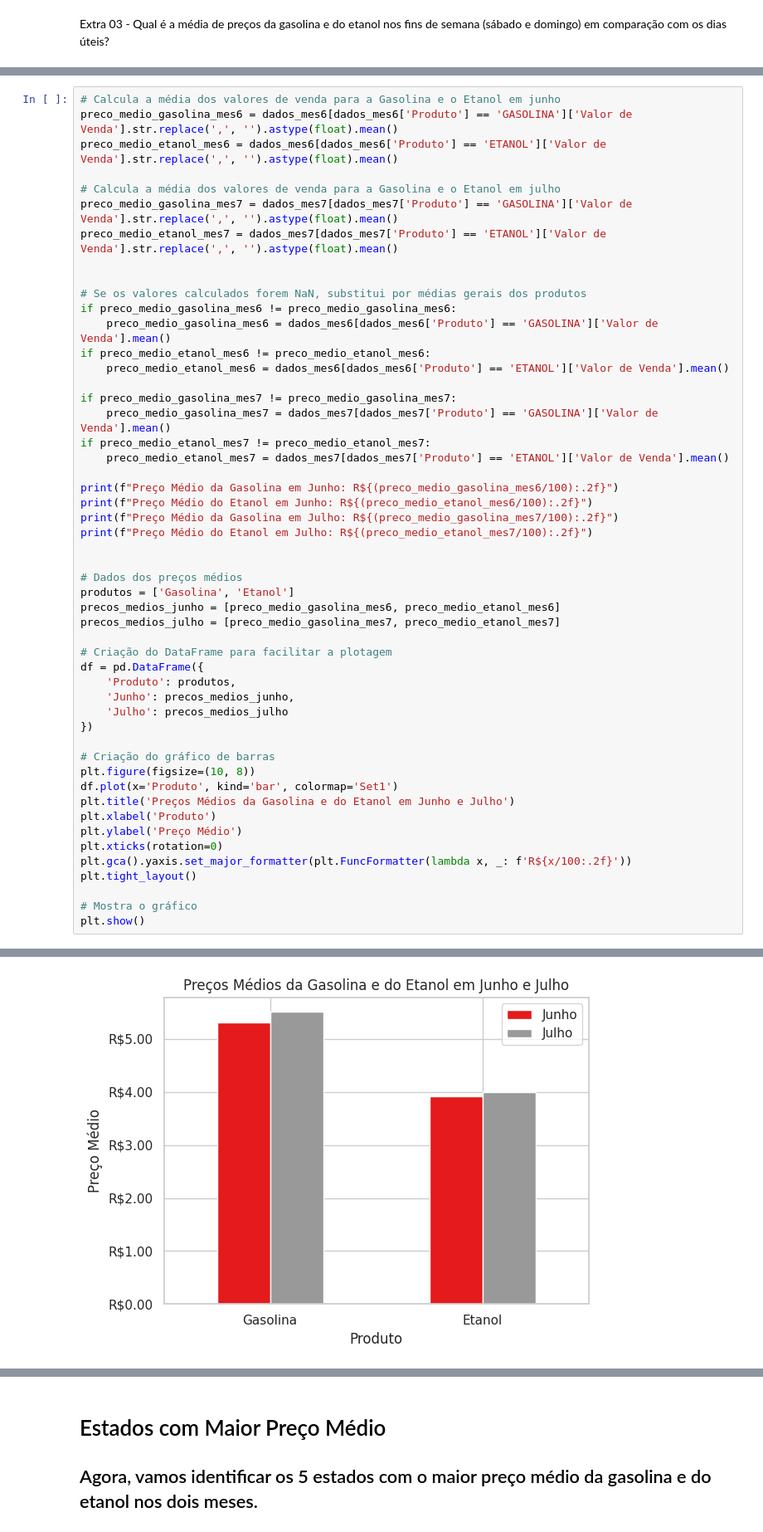
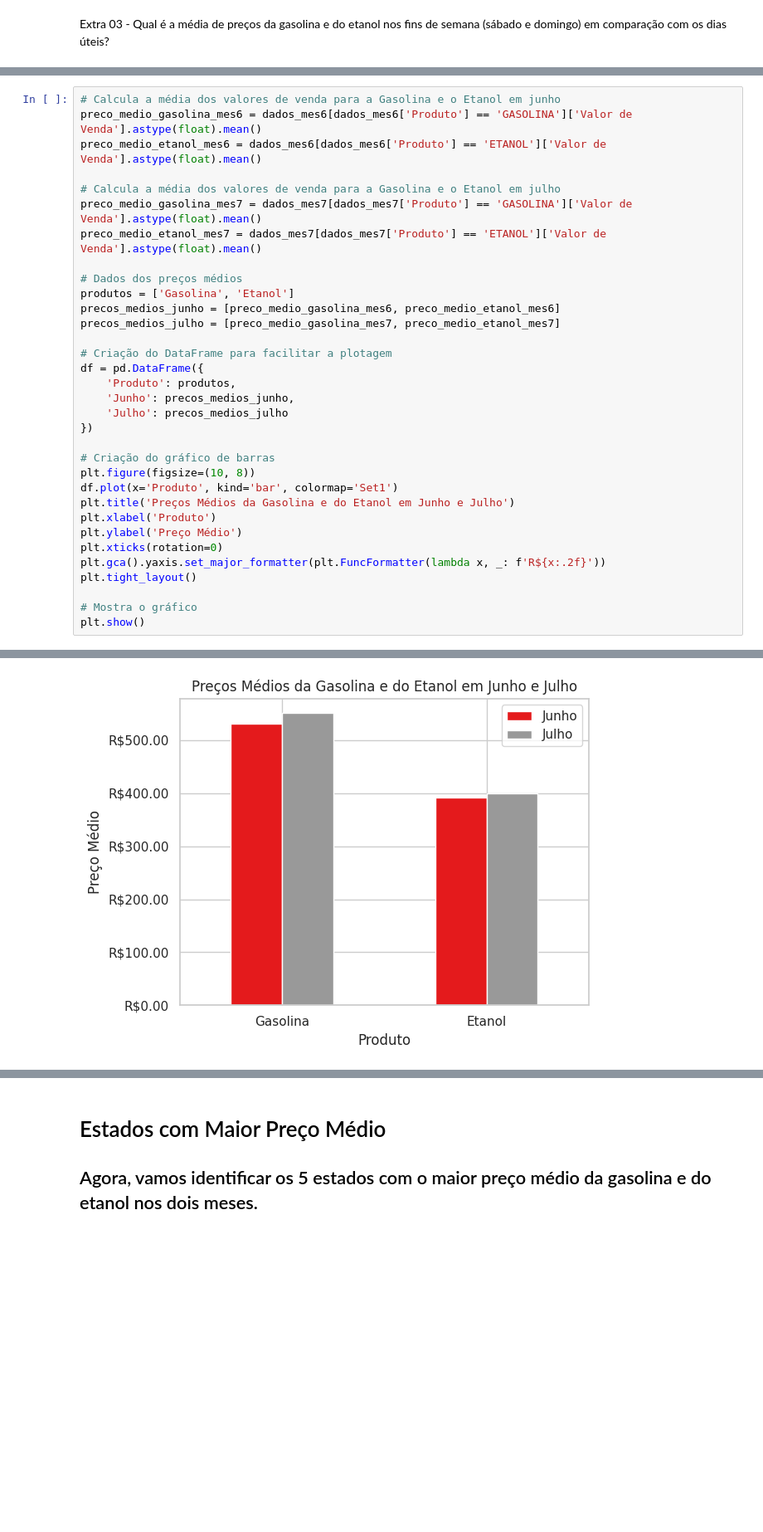
Before and after one commit to Project-4-Trends-and-Insights-Database/Projeto_Dados_para_abastecer_o_carro, a Jupyter notebook: Projeto_Dados_para_abastecer_o_carro.ipynb, the cells around one changed output, grey strips where cells are left out. Shown at 83% size. Cells and saved outputs as stored; diff of their text form; blank space fills up the shorter version.

```diff
--- a/Projeto_Dados_para_abastecer_o_carro.ipynb
+++ b/Projeto_Dados_para_abastecer_o_carro.ipynb
@@ -383,29 +386,11 @@ plt.show()
 # %%
 # Calcula a média dos valores de venda para a Gasolina e o Etanol em junho
-preco_medio_gasolina_mes6 = dados_mes6[dados_mes6['Produto'] == 'GASOLINA']['Valor de Venda'].str.replace(',', '').astype(float).mean()
-preco_medio_etanol_mes6 = dados_mes6[dados_mes6['Produto'] == 'ETANOL']['Valor de Venda'].str.replace(',', '').astype(float).mean()
+preco_medio_gasolina_mes6 = dados_mes6[dados_mes6['Produto'] == 'GASOLINA']['Valor de Venda'].astype(float).mean()
+preco_medio_etanol_mes6 = dados_mes6[dados_mes6['Produto'] == 'ETANOL']['Valor de Venda'].astype(float).mean()
 
 # Calcula a média dos valores de venda para a Gasolina e o Etanol em julho
-preco_medio_gasolina_mes7 = dados_mes7[dados_mes7['Produto'] == 'GASOLINA']['Valor de Venda'].str.replace(',', '').astype(float).mean()
-preco_medio_etanol_mes7 = dados_mes7[dados_mes7['Produto'] == 'ETANOL']['Valor de Venda'].str.replace(',', '').astype(float).mean()
-
-
-# Se os valores calculados forem NaN, substitui por médias gerais dos produtos
-if preco_medio_gasolina_mes6 != preco_medio_gasolina_mes6:
-    preco_medio_gasolina_mes6 = dados_mes6[dados_mes6['Produto'] == 'GASOLINA']['Valor de Venda'].mean()
-if preco_medio_etanol_mes6 != preco_medio_etanol_mes6:
-    preco_medio_etanol_mes6 = dados_mes6[dados_mes6['Produto'] == 'ETANOL']['Valor de Venda'].mean()
-
-if preco_medio_gasolina_mes7 != preco_medio_gasolina_mes7:
-    preco_medio_gasolina_mes7 = dados_mes7[dados_mes7['Produto'] == 'GASOLINA']['Valor de Venda'].mean()
-if preco_medio_etanol_mes7 != preco_medio_etanol_mes7:
-    preco_medio_etanol_mes7 = dados_mes7[dados_mes7['Produto'] == 'ETANOL']['Valor de Venda'].mean()
-
-print(f"Preço Médio da Gasolina em Junho: R${(preco_medio_gasolina_mes6/100):.2f}")
-print(f"Preço Médio do Etanol em Junho: R${(preco_medio_etanol_mes6/100):.2f}")
-print(f"Preço Médio da Gasolina em Julho: R${(preco_medio_gasolina_mes7/100):.2f}")
-print(f"Preço Médio do Etanol em Julho: R${(preco_medio_etanol_mes7/100):.2f}")
-
+preco_medio_gasolina_mes7 = dados_mes7[dados_mes7['Produto'] == 'GASOLINA']['Valor de Venda'].astype(float).mean()
+preco_medio_etanol_mes7 = dados_mes7[dados_mes7['Produto'] == 'ETANOL']['Valor de Venda'].astype(float).mean()
 
 # Dados dos preços médios
 produtos = ['Gasolina', 'Etanol']
@@ -426,7 +411,7 @@ plt.title('Preços Médios da Gasolina e do Etanol em Junho e Julho')
 plt.xlabel('Produto')
 plt.ylabel('Preço Médio')
 plt.xticks(rotation=0)
-plt.gca().yaxis.set_major_formatter(plt.FuncFormatter(lambda x, _: f'R${x/100:.2f}'))
+plt.gca().yaxis.set_major_formatter(plt.FuncFormatter(lambda x, _: f'R${x:.2f}'))
 plt.tight_layout()
 
 # Mostra o gráfico
@@ -440 +421 @@ Preço Médio do Etanol em Julho: R$4.00
-[figure, old version]
+[figure, new version]
```
Also changed, not shown: parts of 14 cells of this notebook.
